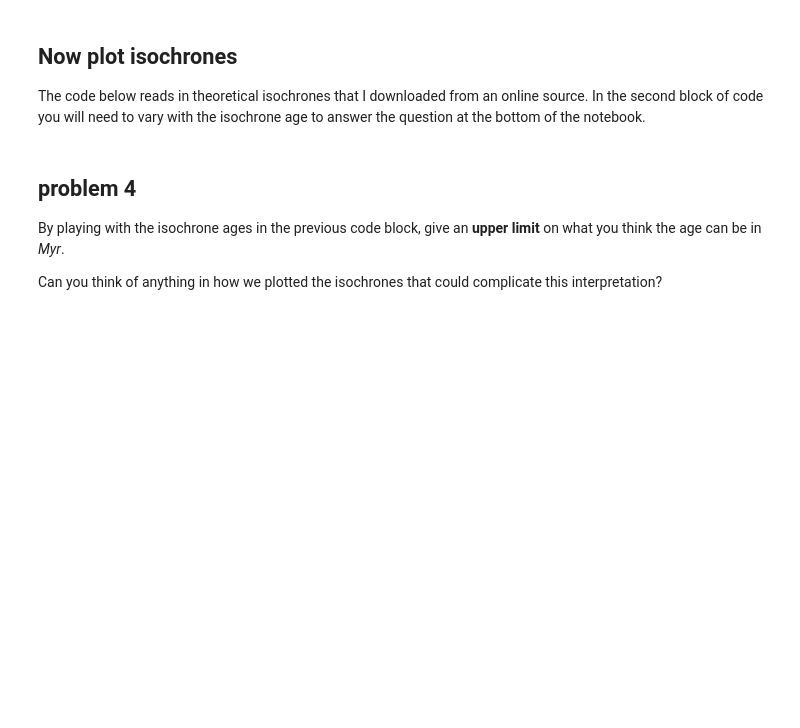
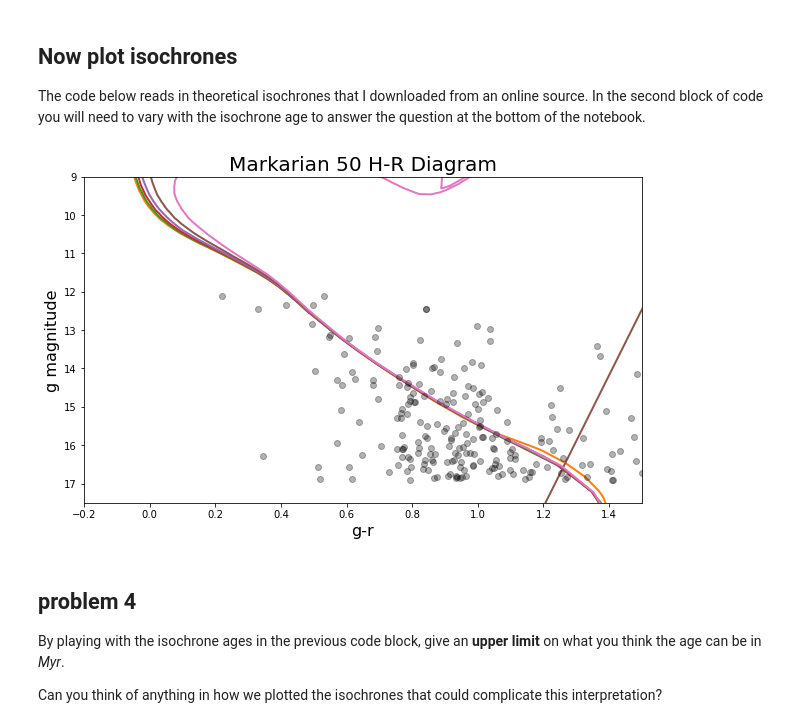
Before and after one commit to weslumundo/ObservingProject_student, a Jupyter notebook: reduction_part4_student.ipynb, the cells around one changed output. Saved outputs shown, nothing was run; the diff lists cells and outputs as text; code cells hidden in the pictures; blank space fills up the shorter version.

```diff
--- a/reduction_part4_student.ipynb
+++ b/reduction_part4_student.ipynb
@@ -33,7 +33,7 @@ import time
 import os
 
 #************ Change this
-redpath = "/Users/grudnick/Work/Teaching/Classes/Astro_596/Fall_2021/Observing/Data/2021-10-19/Reduced/"
+redpath = "/home/w864s382/w864s382/ObservingProject_student/Data/2021-10-19/Reduced/"
 # %% [markdown]
 A routine to display in image
 # %%
@@ -358,34 +377,41 @@ isor = isodat['col30']
 plt.figure(figsize=(10,6))
 nonsatflag = gmatch>12
 plt.plot(gmatch[nonsatflag]-rmatch[nonsatflag],gmatch[nonsatflag],'ko',alpha=.3,markersize=6)
 
 plt.xlabel('g-r',fontsize=16)
 plt.ylabel('g magnitude',fontsize=16)
 plt.axis([-.2,1.5,9,17.5])
 plt.gca().invert_yaxis()
 plt.title('Markarian 50 H-R Diagram',fontsize=20)
 
 # plot isochrone with a log(age/yr) starting at 7.0 going to 9.8 in units of logage(0.2)
 #****************
 #play with these ages until you find the oldest age that fits the data
-target_age =
+target_age = 88
 
 #this finds which isochrone from the data best matches the target age.
 agedist = abs(logage - target_age)
 ageflag = (agedist<0.01)
 
 #this part uses a published distance to the cluster and the AV from from the WebDA
 #data base to dim and redden the isochrones
 d = 3460.0 #pc
 DM = 5 + np.log10(d/10.0)     #the distance modulus
 
 #the extinction in mag from the Webda database
 AV = 0.81
 
 #these numbers are specific to the filters and give the ratio of A(lambda)/AV
 Ag_AV = 1.18
 Ar_AV = 0.86
 plt.plot(isog[ageflag] + Ag_AV*AV - ( isor[ageflag] + Ar_AV*AV),isog[ageflag]+Ag_AV*AV+DM,lw=2,zorder=1)
+
+for i in range(78, 90, 2):
+    agedist = abs(logage - i/10)
+    ageflag = (agedist<0.01)
+    plt.plot(isog[ageflag] + Ag_AV*AV - ( isor[ageflag] + Ar_AV*AV),isog[ageflag]+Ag_AV*AV+DM,lw=2,zorder=1)
+# %% [output]
+[figure, added]
 # %% [markdown]
 ## problem 4
 By playing with the isochrone ages in the previous code block, give an **upper limit** on what you think the age can be in *Myr*.
```
Also changed, not shown: parts of 14 cells of this notebook.
